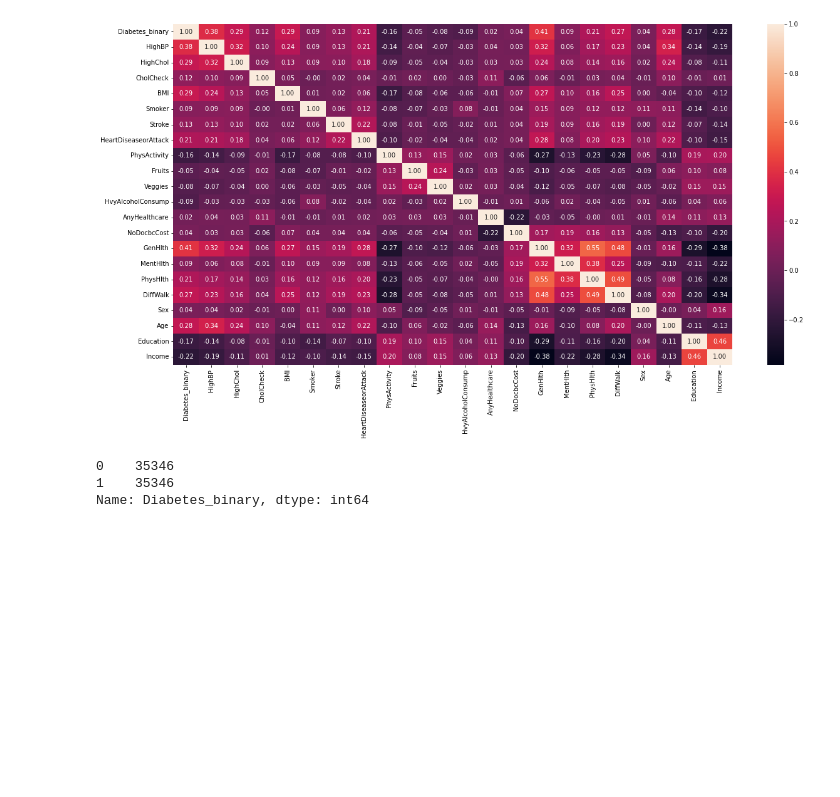
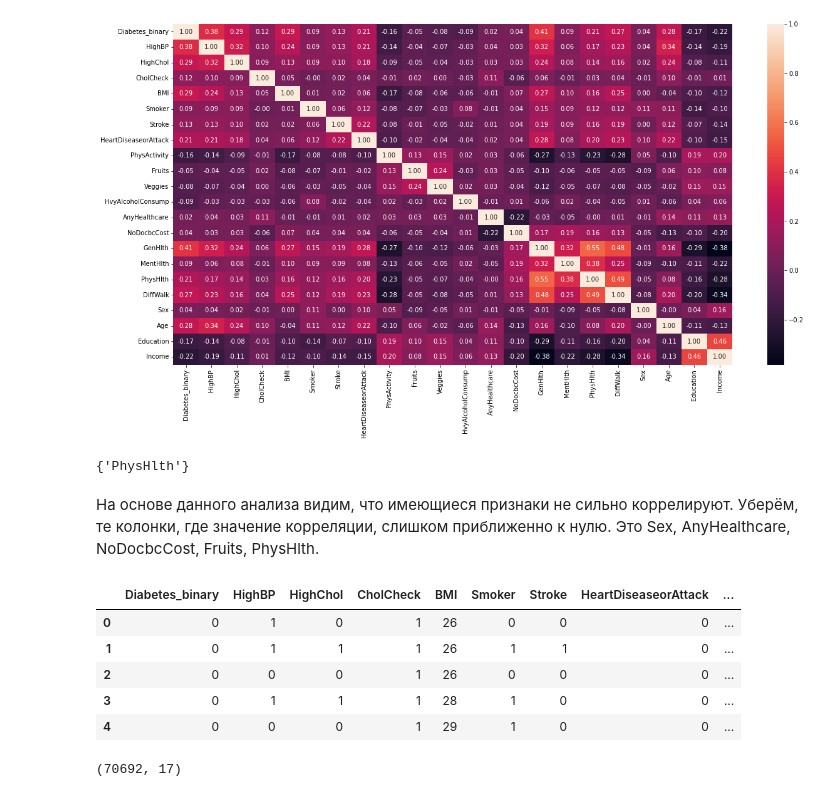
Before and after one commit to a-shirshov/machine_learning, a Jupyter notebook: nir/nir.ipynb, the cells around one changed output. Cells and saved outputs as stored; diff of their text form; code cells hidden in the pictures; blank space fills up the shorter version.

```diff
--- a/nir/nir.ipynb
+++ b/nir/nir.ipynb
@@ -155,9 +168,3 @@ sns.heatmap(data.corr(), annot=True, fmt='.2f')
 # %% [output]
 <AxesSubplot:>
 [figure]
-# %%
-data['Diabetes_binary'].value_counts()
-# %% [output]
-0    35346
-1    35346
-Name: Diabetes_binary, dtype: int64
@@ -163,0 +181,26 @@ Name: Diabetes_binary, dtype: int64
+# %%
+threshold = 0.5
+
+correlation_fun(data.drop("Diabetes_binary",axis=1),threshold)
+# %% [output]
+{'PhysHlth'}
+# %% [markdown]
+На основе данного анализа видим, что имеющиеся признаки не сильно коррелируют. Уберём, те колонки, где значение корреляции, слишком приближенно к нулю.
+Это Sex, AnyHealthcare, NoDocbcCost, Fruits, PhysHlth.
+# %%
+drop_columns = ['Sex','AnyHealthcare', 'NoDocbcCost', 'Fruits', 'PhysHlth']
+# %%
+data=data.drop(drop_columns,axis=1)
+# %%
+data.head()
+# %% [output]
+|  | Diabetes_binary | HighBP | HighChol | CholCheck | BMI | Smoker | Stroke | HeartDiseaseorAttack | ... |
+| 0 | 0 | 1 | 0 | 1 | 26 | 0 | 0 | 0 | ... |
+| 1 | 0 | 1 | 1 | 1 | 26 | 1 | 1 | 0 | ... |
+| 2 | 0 | 0 | 0 | 1 | 26 | 0 | 0 | 0 | ... |
+| 3 | 0 | 1 | 1 | 1 | 28 | 1 | 0 | 0 | ... |
+| 4 | 0 | 0 | 0 | 1 | 29 | 1 | 0 | 0 | ... |
+# %%
+data.shape
+# %% [output]
+(70692, 17)
```
Also changed, not shown: parts of 24 cells of this notebook.
